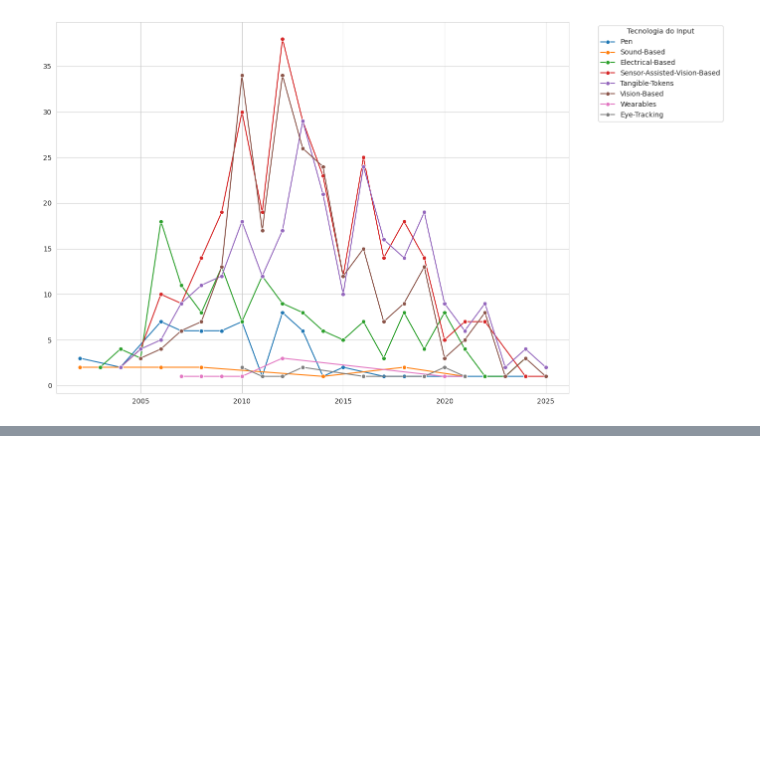
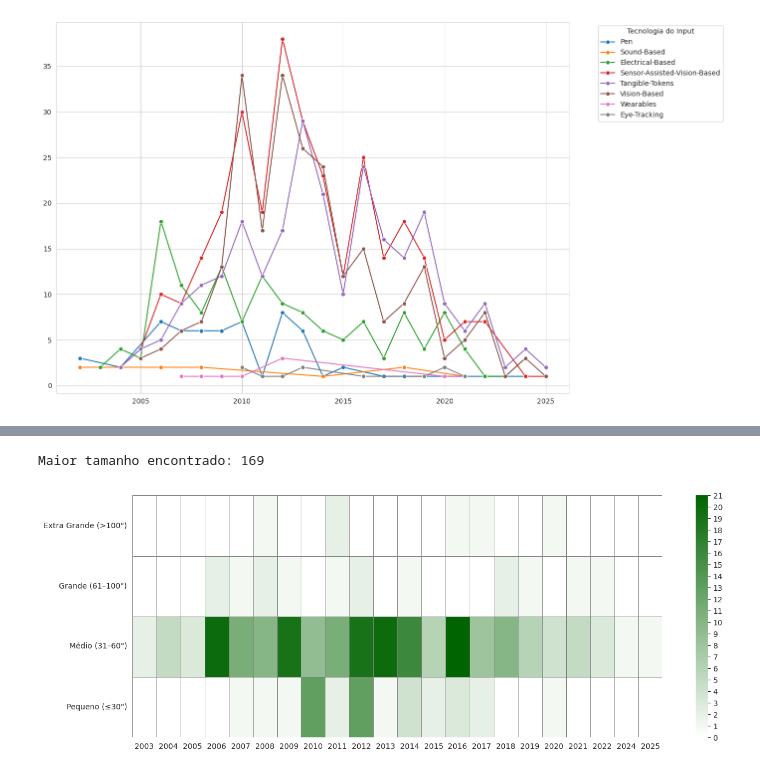
Before and after one commit to Guglis02/Tabletop-Data-Extraction, a Jupyter notebook: notebook.ipynb, the cells around one changed output, grey strips where cells are left out. Drawn from its saved outputs; the diff is of its cells as text; code cells hidden in the pictures; blank space fills up the shorter version.

Commit message:
Mais gráficos e tratamento de dados

```diff
--- a/notebook.ipynb
+++ b/notebook.ipynb
@@ -443,0 +395,61 @@ plt.show()
+# %%
+import pandas as pd
+import matplotlib.pyplot as plt
+import seaborn as sns
+import numpy as np
+from matplotlib.colors import LinearSegmentedColormap
+
+# Carregar e limpar dados
+df = pd.read_csv("transformed_data.csv")
+df = df.dropna(subset=["ano", "Tamanho da mesa"])
+df["ano"] = df["ano"].astype(int)
+df["Tamanho da mesa"] = df["Tamanho da mesa"].str.replace(r'["”’’″]', '', regex=True).str.strip()
+df["Tamanho da mesa"] = pd.to_numeric(df["Tamanho da mesa"])
+df = df.dropna(subset=["Tamanho da mesa"])
+
+# Arredondar para inteiro
+df["Tamanho da mesa"] = df["Tamanho da mesa"].round(0).astype(int)
+
+# Mostrar o maior valor
+print("Maior tamanho encontrado:", df["Tamanho da mesa"].max())
+
+# Criar faixas de tamanho
+def categorizar_tamanho(t):
+    if t <= 30:
+        return "Pequeno (≤30\")"
+    elif t <= 60:
+        return "Médio (31–60\")"
+    elif t <= 100:
+        return "Grande (61–100\")"
+    else:
+        return "Extra Grande (>100\")"
+
+df["Faixa de Tamanho"] = df["Tamanho da mesa"].apply(categorizar_tamanho)
+
+# Agrupar por faixa e ano
+faixa_heatmap = df.groupby(["Faixa de Tamanho", "ano"]).size().unstack(fill_value=0)
+
+# Manter a ordem das faixas
+faixa_order = ["Extra Grande (>100\")", "Grande (61–100\")", "Médio (31–60\")", "Pequeno (≤30\")"]
+faixa_heatmap = faixa_heatmap.reindex(index=faixa_order, columns=todos_os_anos, fill_value=0)
+
+cmap_branco_verde = LinearSegmentedColormap.from_list("branco_verde", ["#ffffff", "#006400"])
+
+# Plotar heatmap por faixas
+plt.figure(figsize=(14, 5))
+ax2 = sns.heatmap(
+    faixa_heatmap,
+    cmap=cmap_branco_verde,
+    linewidths=0.5,
+    linecolor='gray',
+    cbar_kws={"ticks": np.arange(0, faixa_heatmap.values.max() + 1)},
+)
+ax2.collections[0].colorbar.set_ticks(np.arange(0, faixa_heatmap.values.max() + 1))
+plt.title("", fontsize=16)
+plt.xlabel("")
+plt.ylabel("")
+plt.tight_layout()
+plt.show()
+# %% [output]
+Maior tamanho encontrado: 169
+[figure, added]
```
Also changed, not shown: parts of 5 cells of this notebook, 6 other files.
